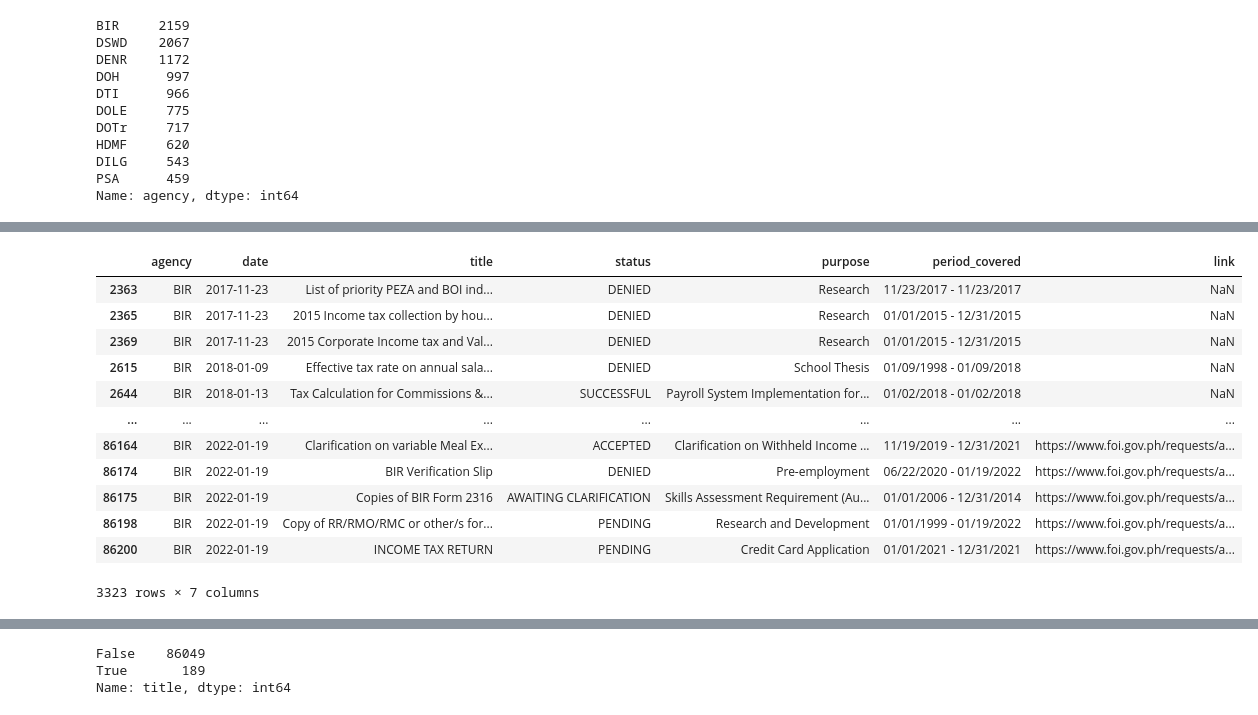
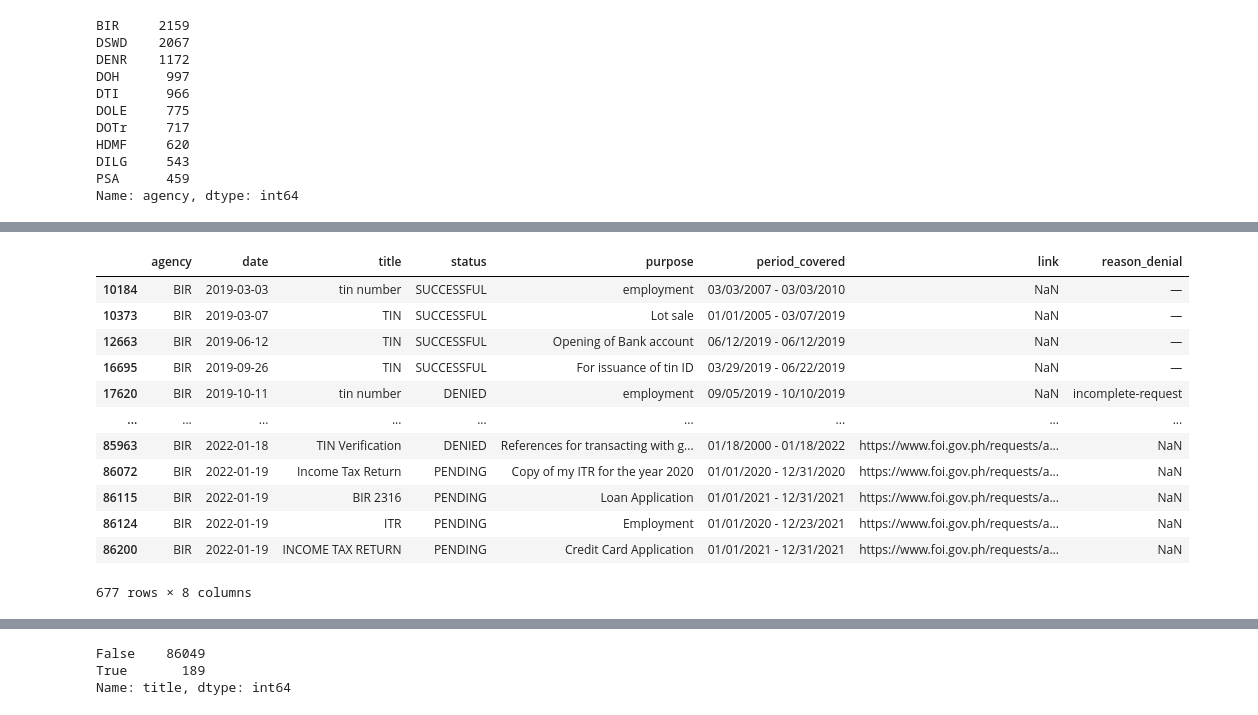
Before and after one commit to pmagtulis/foi-analysis, a Jupyter notebook: foi-analysis.ipynb, the cells around one changed output, grey strips where cells are left out. Cells and saved outputs as stored; diff of their text form; code cells hidden in the pictures.

```diff
--- a/foi-analysis.ipynb
+++ b/foi-analysis.ipynb
@@ -80,6 +80,6 @@ We decided to just **drop** the two for now here. We may get back to **reason_de
 Take note that the **first df** likewise have a unique column for **link**. We will keep that just to ensure we can go back to them for analysis later. That means when this both are merged, there will be **NaNs** under **link**.
 # %%
 df2.columns = ['date', 'agency', 'title', 'period_covered', 'purpose', 'status', 'extended', 'reason_denial']
-df2 = df2.drop(['reason_denial', 'extended'], axis= 1)
+df2 = df2.drop(['extended'], axis= 1)
 df2
 # %% [output]
@@ -215,16 +307,19 @@ Name: agency, dtype: int64
 # %%
-df_final[df_final.agency=="BIR"]
+#df_final[df_final.title=="Income Tax Return"]
+tax = ['Income Tax Return', 'ITR','BIR 2316', 'TIN Verification', 'TIN VERIFICATION', 'BIR Form 2316', 'Income tax return', 'TIN', 'INCOME TAX RETURN', 'Form 2316', 'TIN NUMBER', 'tin number', 'TIN verification']
+df_tax = df_final[df_final['title'].isin(tax)]
+df_tax
 # %% [output]
-|  | agency | date | title | status | purpose | period_covered | link |
-| 2363 | BIR | 2017-11-23 | List of priority PEZA and BOI ind... | DENIED | Research | 11/23/2017 - 11/23/2017 | NaN |
-| 2365 | BIR | 2017-11-23 | 2015 Income tax collection by hou... | DENIED | Research | 01/01/2015 - 12/31/2015 | NaN |
-| 2369 | BIR | 2017-11-23 | 2015 Corporate Income tax and Val... | DENIED | Research | 01/01/2015 - 12/31/2015 | NaN |
-| 2615 | BIR | 2018-01-09 | Effective tax rate on annual sala... | DENIED | School Thesis | 01/09/1998 - 01/09/2018 | NaN |
-| 2644 | BIR | 2018-01-13 | Tax Calculation for Commissions &... | SUCCESSFUL | Payroll System Implementation for... | 01/02/2018 - 01/02/2018 | NaN |
-| ... | ... | ... | ... | ... | ... | ... | ... |
-| 86164 | BIR | 2022-01-19 | Clarification on variable Meal Ex... | ACCEPTED | Clarification on Withheld Income ... | 11/19/2019 - 12/31/2021 | https://www.foi.gov.ph/requests/a... |
-| 86174 | BIR | 2022-01-19 | BIR Verification Slip | DENIED | Pre-employment | 06/22/2020 - 01/19/2022 | https://www.foi.gov.ph/requests/a... |
-| 86175 | BIR | 2022-01-19 | Copies of BIR Form 2316 | AWAITING CLARIFICATION | Skills Assessment Requirement (Au... | 01/01/2006 - 12/31/2014 | https://www.foi.gov.ph/requests/a... |
-| 86198 | BIR | 2022-01-19 | Copy of RR/RMO/RMC or other/s for... | PENDING | Research and Development | 01/01/1999 - 01/19/2022 | https://www.foi.gov.ph/requests/a... |
-| 86200 | BIR | 2022-01-19 | INCOME TAX RETURN | PENDING | Credit Card Application | 01/01/2021 - 12/31/2021 | https://www.foi.gov.ph/requests/a... |
+|  | agency | date | title | status | purpose | period_covered | link | reason_denial |
+| 10184 | BIR | 2019-03-03 | tin number | SUCCESSFUL | employment | 03/03/2007 - 03/03/2010 | NaN | — |
+| 10373 | BIR | 2019-03-07 | TIN | SUCCESSFUL | Lot sale | 01/01/2005 - 03/07/2019 | NaN | — |
+| 12663 | BIR | 2019-06-12 | TIN | SUCCESSFUL | Opening of Bank account | 06/12/2019 - 06/12/2019 | NaN | — |
+| 16695 | BIR | 2019-09-26 | TIN | SUCCESSFUL | For issuance of tin ID | 03/29/2019 - 06/22/2019 | NaN | — |
+| 17620 | BIR | 2019-10-11 | tin number | DENIED | employment | 09/05/2019 - 10/10/2019 | NaN | incomplete-request |
+| ... | ... | ... | ... | ... | ... | ... | ... | ... |
+| 85963 | BIR | 2022-01-18 | TIN Verification | DENIED | References for transacting with g... | 01/18/2000 - 01/18/2022 | https://www.foi.gov.ph/requests/a... | NaN |
+| 86072 | BIR | 2022-01-19 | Income Tax Return | PENDING | Copy of my ITR for the year 2020 | 01/01/2020 - 12/31/2020 | https://www.foi.gov.ph/requests/a... | NaN |
+| 86115 | BIR | 2022-01-19 | BIR 2316 | PENDING | Loan Application | 01/01/2021 - 12/31/2021 | https://www.foi.gov.ph/requests/a... | NaN |
+| 86124 | BIR | 2022-01-19 | ITR | PENDING | Employment | 01/01/2020 - 12/23/2021 | https://www.foi.gov.ph/requests/a... | NaN |
+| 86200 | BIR | 2022-01-19 | INCOME TAX RETURN | PENDING | Credit Card Application | 01/01/2021 - 12/31/2021 | https://www.foi.gov.ph/requests/a... | NaN |
-3323 rows × 7 columns
+677 rows × 8 columns
```
Also changed, not shown: parts of 27 cells of this notebook.
